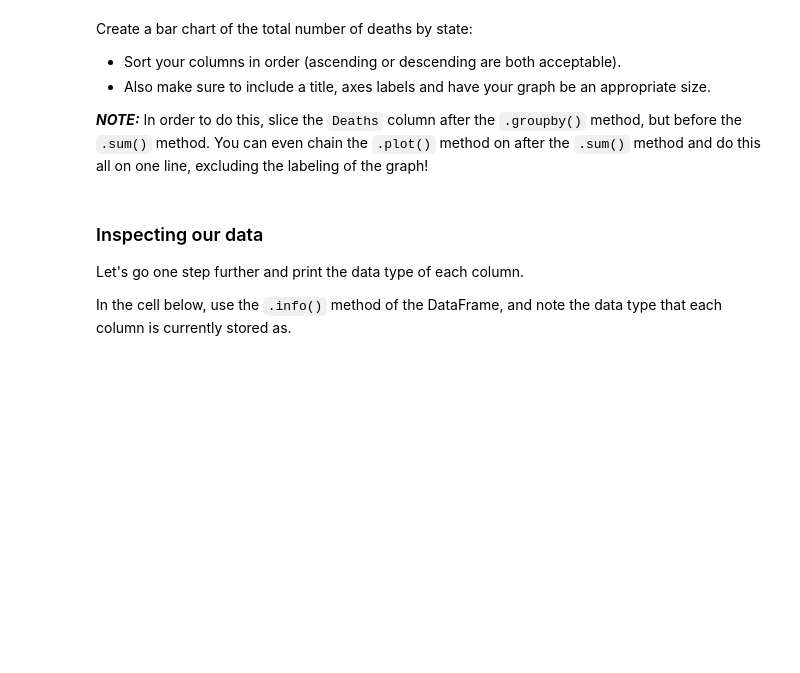
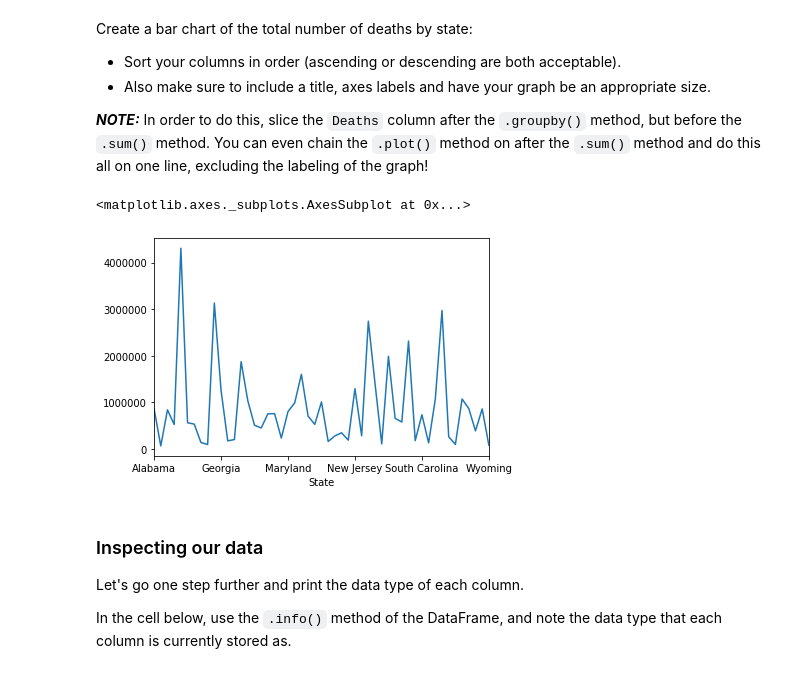
Before and after one commit to GabeSArn/dsc-pivot-tables-pandas-lab-nyc-ds-033020, a Jupyter notebook: index.ipynb, the cells around one changed output. Drawn from its saved outputs; the diff is of its cells as text; code cells hidden in the pictures; blank space fills up the shorter version.

```diff
--- a/index.ipynb
+++ b/index.ipynb
@@ -113,7 +113,10 @@ Create a bar chart of the total number of deaths by state:
 **_NOTE:_** In order to do this, slice the `Deaths` column after the `.groupby()` method, but before the `.sum()` method.  You can even chain the `.plot()` method on after the `.sum()` method and do this all on one line, excluding the labeling of the graph!
 # %%
 # Your code here
-df.groupby('State')['Deaths'].sum()
+df.groupby('State')['Deaths'].sum().plot()
+# %% [output]
+<matplotlib.axes._subplots.AxesSubplot at 0x...>
+[figure, added]
 # %% [markdown]
 ### Inspecting our data
 
```
